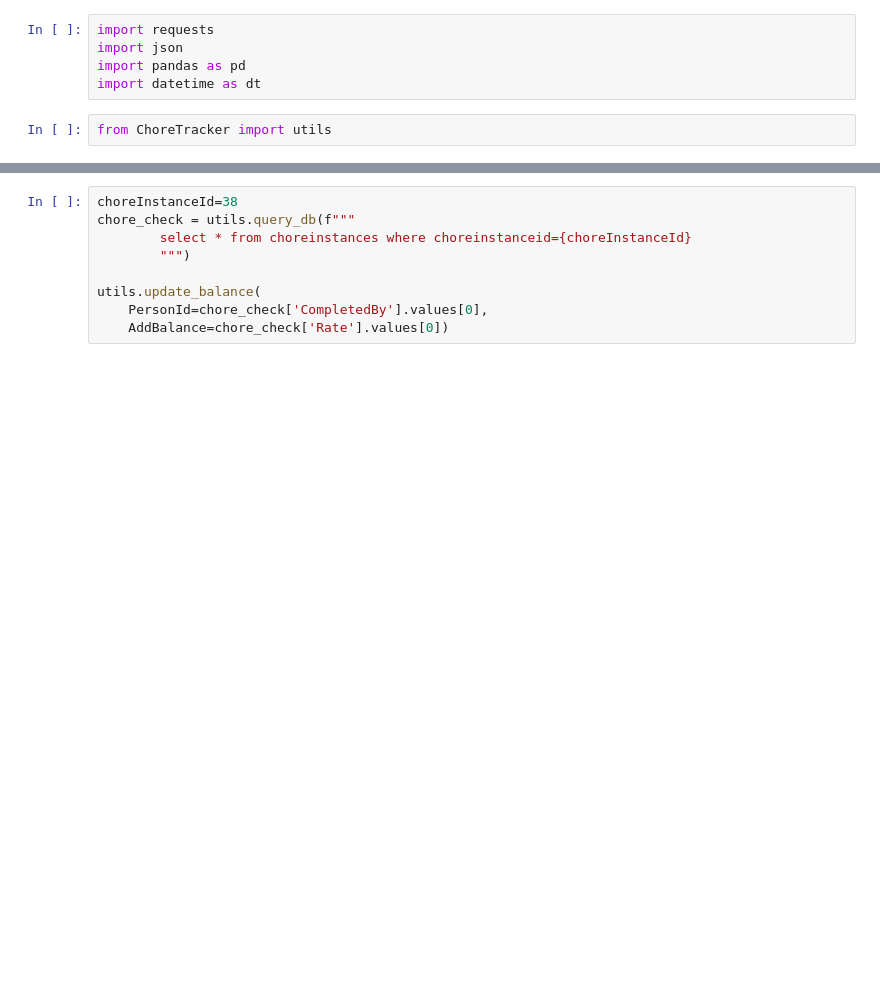
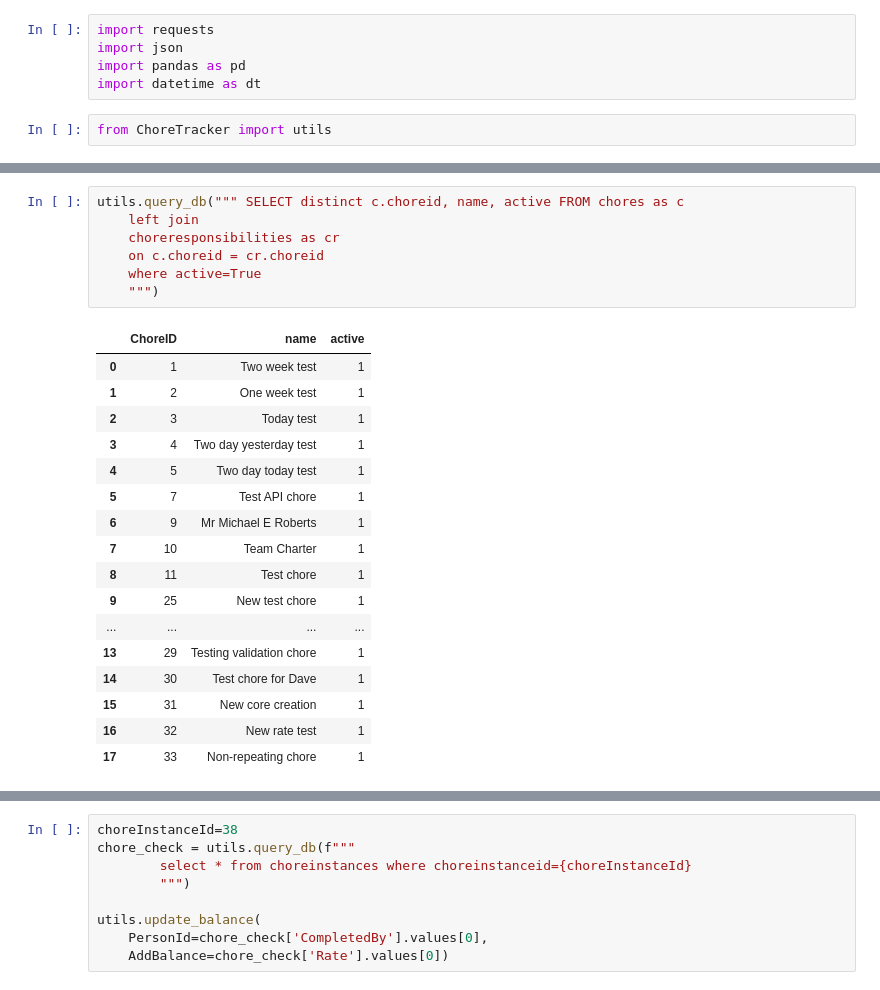
Before and after one commit to gorbynet/ChoreTracker, a Jupyter notebook: api_test.ipynb, the cells around one changed output, grey strips where cells are left out. Saved outputs shown, nothing was run; the diff lists cells and outputs as text; blank space fills up the shorter version.

```diff
--- a/api_test.ipynb
+++ b/api_test.ipynb
@@ -23,0 +35,25 @@ KeyboardInterrupt:
+# %%
+utils.query_db(""" SELECT distinct c.choreid, name, active FROM chores as c
+    left join
+    choreresponsibilities as cr
+    on c.choreid = cr.choreid
+    where active=True
+    """)
+# %% [output]
+|  | ChoreID | name | active |
+| 0 | 1 | Two week test | 1 |
+| 1 | 2 | One week test | 1 |
+| 2 | 3 | Today test | 1 |
+| 3 | 4 | Two day yesterday test | 1 |
+| 4 | 5 | Two day today test | 1 |
+| 5 | 7 | Test API chore | 1 |
+| 6 | 9 | Mr Michael E Roberts | 1 |
+| 7 | 10 | Team Charter | 1 |
+| 8 | 11 | Test chore | 1 |
+| 9 | 25 | New test chore | 1 |
+| ... | ... | ... | ... |
+| 13 | 29 | Testing validation chore | 1 |
+| 14 | 30 | Test chore for Dave | 1 |
+| 15 | 31 | New core creation | 1 |
+| 16 | 32 | New rate test | 1 |
+| 17 | 33 | Non-repeating chore | 1 |
```
Also changed, not shown: parts of 4 cells of this notebook, 3 other files.
